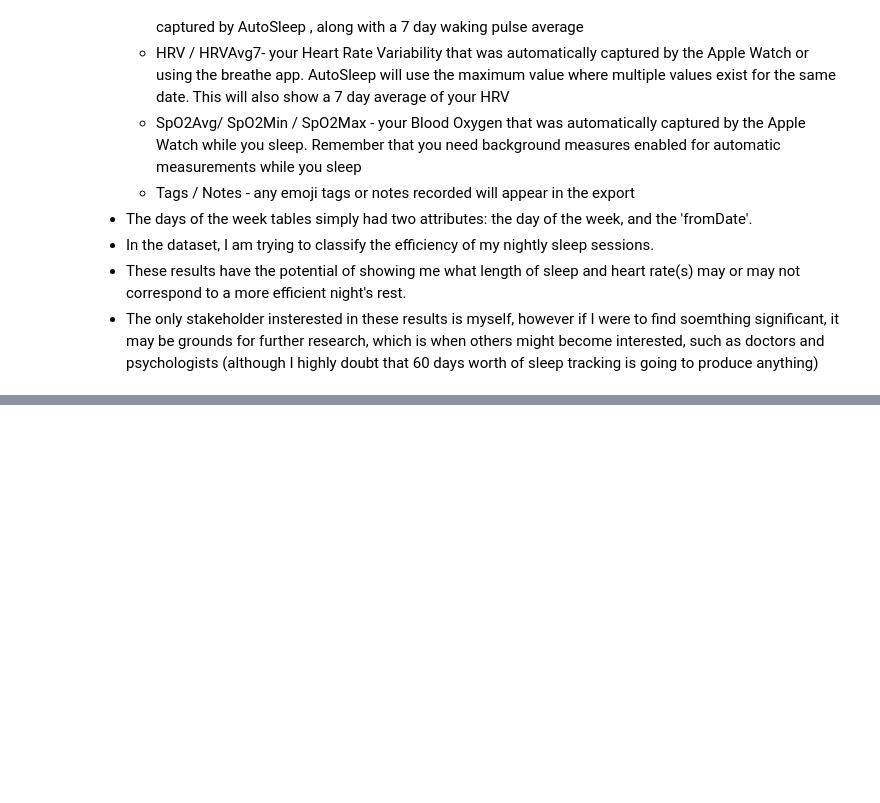
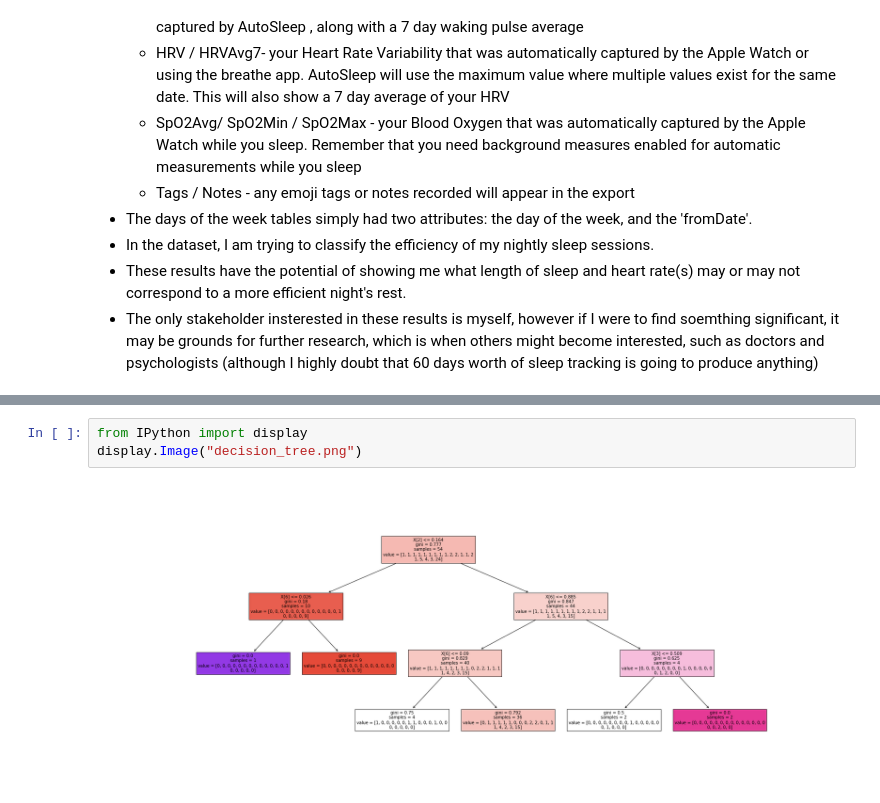
Before and after one commit to JessicaChildress/quantified_self_autosleep, a Jupyter notebook: AutoSleepProject.ipynb, the cells around one changed output, grey strips where cells are left out. Drawn from its saved outputs; the diff is of its cells as text; blank space fills up the shorter version.

```diff
--- a/AutoSleepProject.ipynb
+++ b/AutoSleepProject.ipynb
@@ -73,3 +103,8 @@ What are challenges with classification
+# %%
+from IPython import display
+display.Image("decision_tree.png")
+# %% [output]
+[figure, added]
 # %% [markdown]
 # Conclusion
 
```
Also changed, not shown: parts of 6 cells of this notebook, 3 other files.
